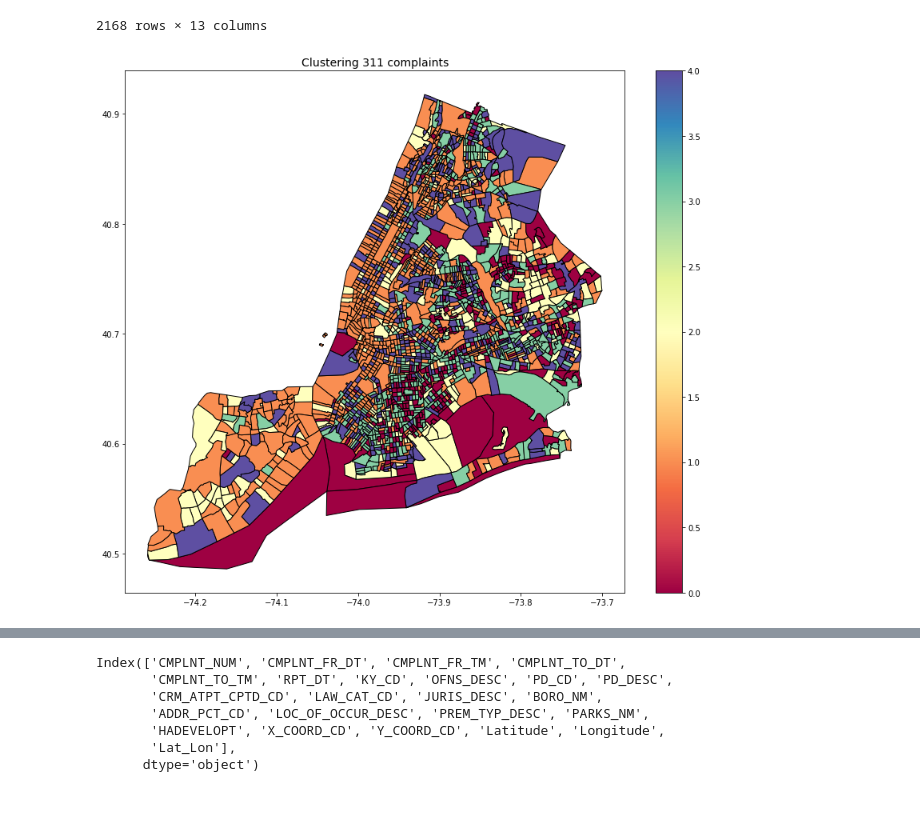
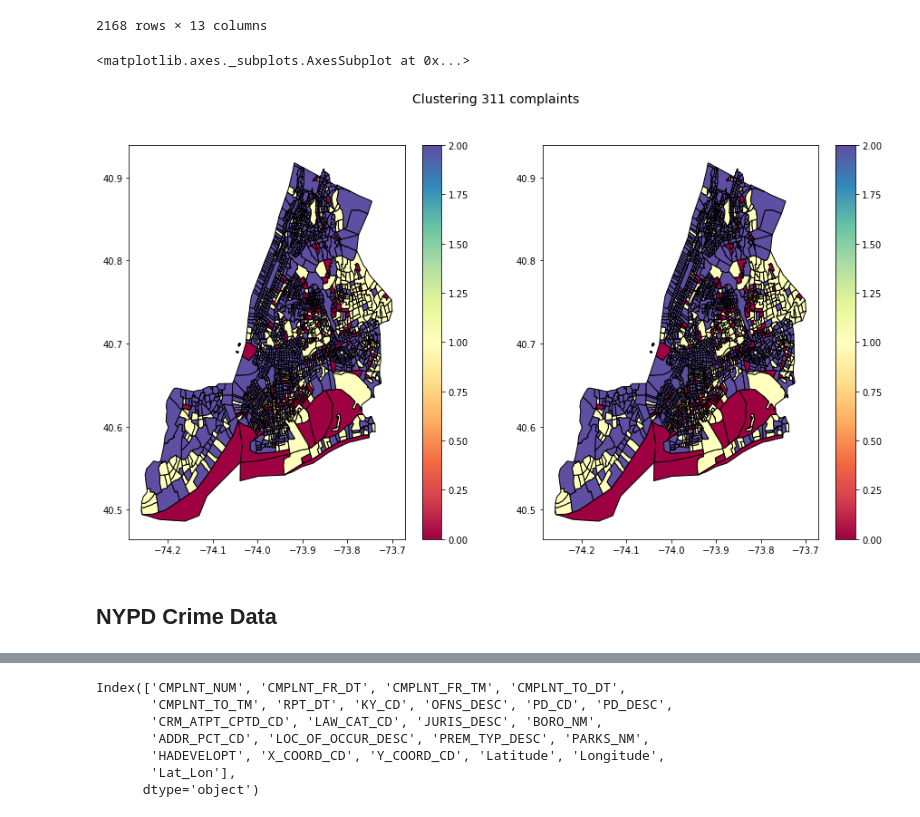
Before and after one commit to ssb10/Sidewalk-Bridges-The-Unregulated-Eyesore, a Jupyter notebook: Sidewalk_Sheds_Capstone.ipynb, the cells around one changed output, grey strips where cells are left out. Cells and saved outputs as stored; diff of their text form; code cells hidden in the pictures.

Commit message:
Code changes
New approach for comapring complaint counts added.

```diff
--- a/Sidewalk_Sheds_Capstone.ipynb
+++ b/Sidewalk_Sheds_Capstone.ipynb
@@ -267,3 +523,4 @@ plt.show()
 # %%
-km = KMeans(random_state=99,n_clusters=5)
-res=km.fit(df_311_features)
+km = KMeans(random_state=99,n_clusters=3)
+res_2016=km.fit(df_311_2016_features)
+res_2017=km.fit(df_311_2017_features)
@@ -274,5 +527,12 @@ df_311_clusters['cluster'] = res.labels_
+# %%
+df_311_2016_clusters = pd.DataFrame(df_311_2016_features.reset_index()['index'])
+df_311_2017_clusters = pd.DataFrame(df_311_2017_features.reset_index()['index'])
+# %%
+df_311_2016_clusters['cluster'] = res_2016.labels_
+df_311_2017_clusters['cluster'] = res_2017.labels_
 # %%
-df_311_clusters.rename(columns={'index':'CENSUS_TRACT'}, inplace=True)
+df_311_2016_clusters.rename(columns={'index':'CENSUS_TRACT'}, inplace=True)
+df_311_2017_clusters.rename(columns={'index':'CENSUS_TRACT'}, inplace=True)
 # %%
 censustract.merge(df_311_clusters, on='CENSUS_TRACT',how='left')
 # %% [output]
@@ -295,10 +555,14 @@ censustract.merge(df_311_clusters, on='CENSUS_TRACT',how='left')
 | 2167 | 52.02 | 3 | Brooklyn | 005202 | 3005202 | I | BK31 | Bay Ridge | 4013 | ... |
 2168 rows × 13 columns
 # %%
-f, ax = pl.subplots(figsize=(14,12))
+f, ax = pl.subplots(figsize=(15,8))
 #censustractSHAPE.plot(ax=ax, color='white')
-pl.title('Clustering 311 complaints', fontsize=14)
-censustract.merge(df_311_clusters, on='CENSUS_TRACT',how='left').plot(ax=ax, cmap='Spectral',legend=True,column='cluster',edgecolor='black')
-pl.savefig('Clustering_311.png')
+pl.suptitle('Clustering 311 complaints', fontsize=14)
+ax1 = pl.subplot(121)
+censustract.merge(df_311_2016_clusters, on='CENSUS_TRACT',how='left').plot(ax=ax1, cmap='Spectral',legend=True,column='cluster',edgecolor='black')
+ax1 = pl.subplot(122)
+censustract.merge(df_311_2017_clusters, on='CENSUS_TRACT',how='left').plot(ax=ax1, cmap='Spectral',legend=True,column='cluster',edgecolor='black')
+#pl.savefig('Clustering_311.png')
 # %% [output]
+<matplotlib.axes._subplots.AxesSubplot at 0x...>
-[figure, old version]
+[figure, new version]
@@ -305,3 +575,5 @@ pl.savefig('Clustering_311.png')
+# %% [markdown]
+## NYPD Crime Data
 # %%
 nypd_df = pd.read_csv('C:/Users/shrey/Downloads/NYPD_Complaint_Data_Historic.csv')
 # %%
```
Also changed, not shown: parts of 143 cells of this notebook.
